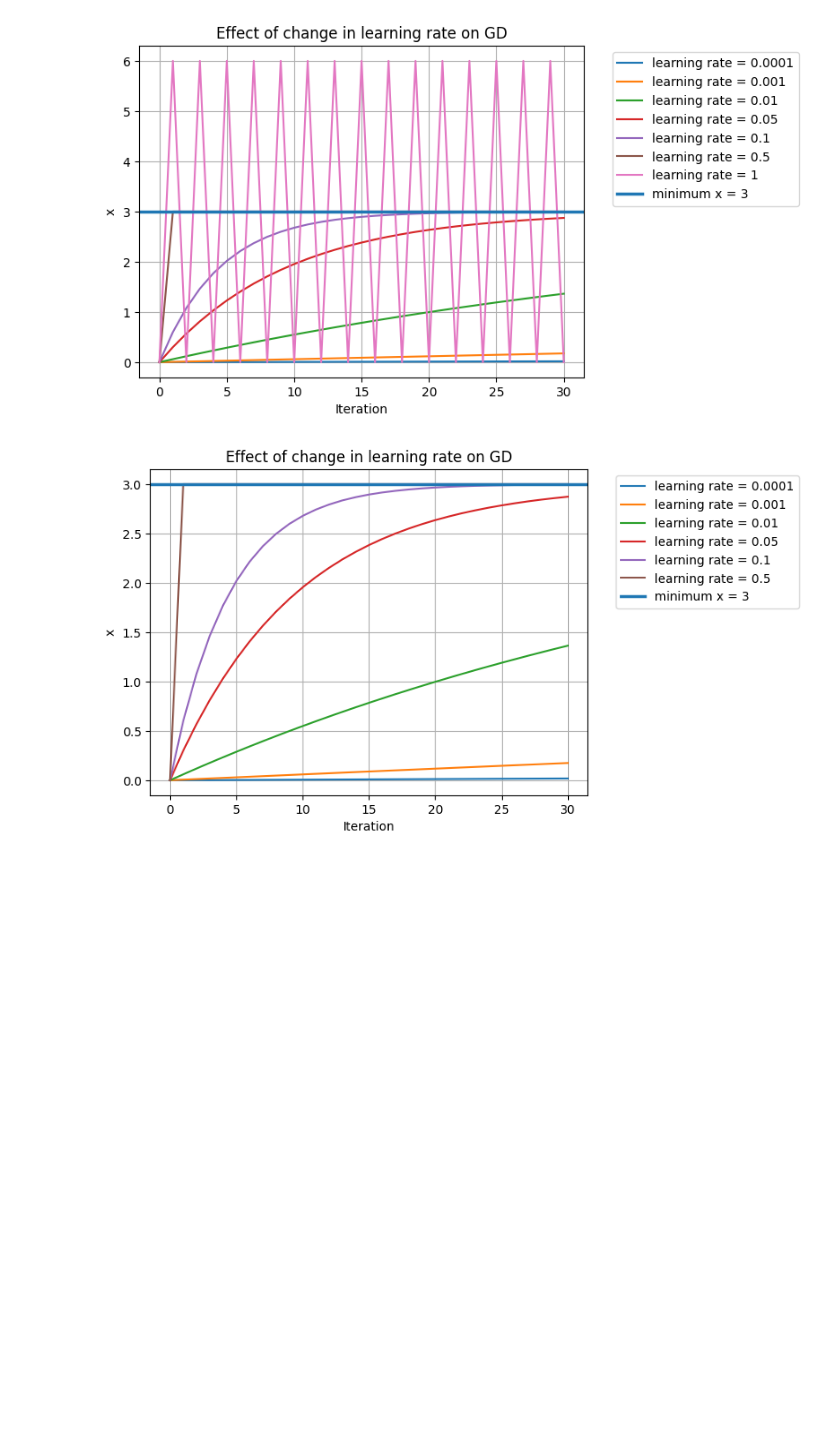
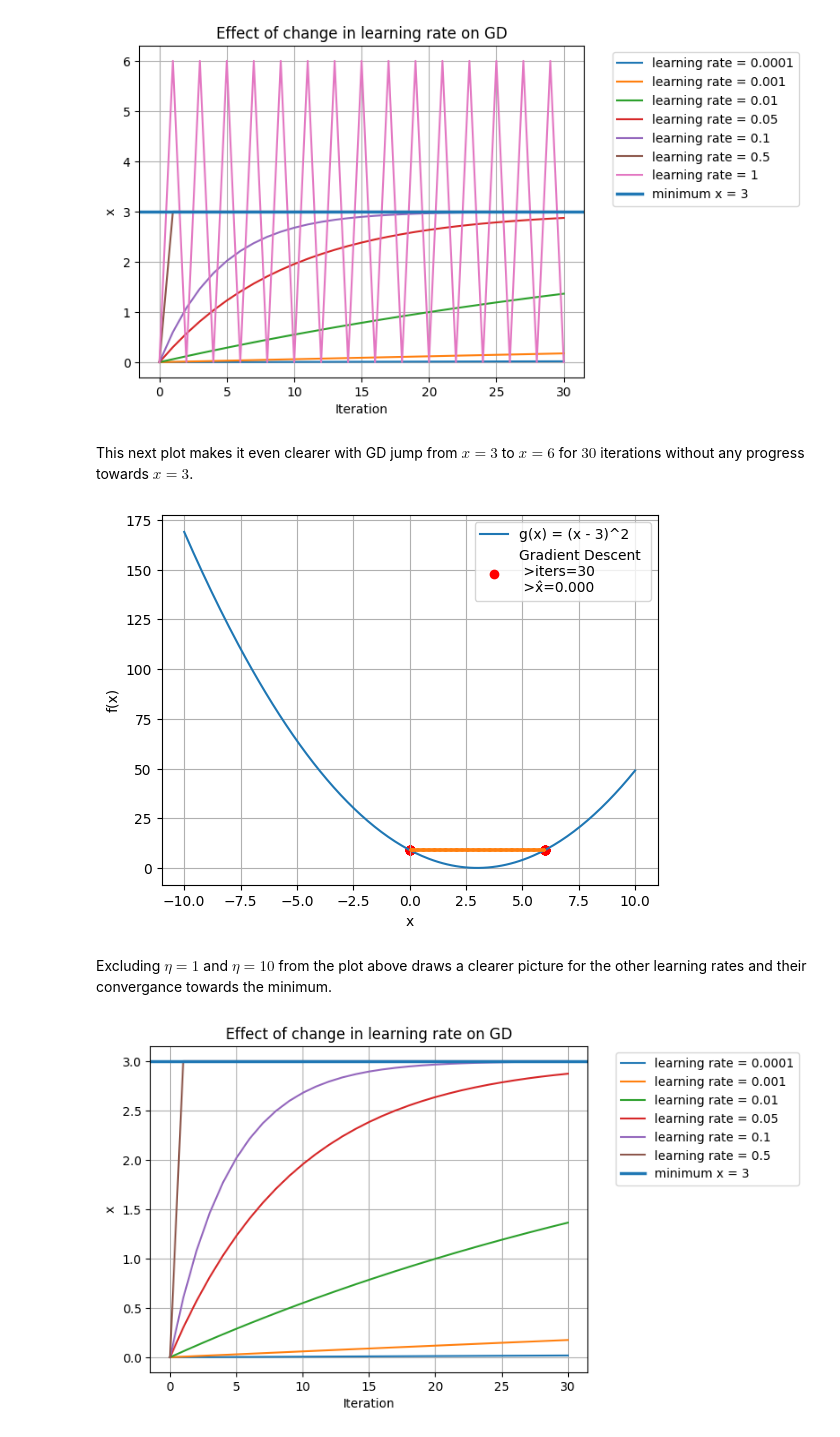
Before and after one commit to MaxiSmplx/gradient-descent, a Jupyter notebook: 1_fundamentals_of_optimization/parameters_of_gd.ipynb, the cells around one changed output. Saved outputs shown, nothing was run; the diff lists cells and outputs as text; code cells hidden in the pictures; blank space fills up the shorter version.

Commit message:
Finished parameter overview of gradient descent

```diff
--- a/1_fundamentals_of_optimization/parameters_of_gd.ipynb
+++ b/1_fundamentals_of_optimization/parameters_of_gd.ipynb
@@ -33,8 +17,8 @@ def plot_parameter_effects(histories: dict[float: float],
 # %%
-def f2(x: float) -> float:
-    """f(x) = (x - 3)^2"""
+def g(x: float) -> float:
+    """g(x) = (x - 3)^2"""
     return (x-3)**2
 
-def df2(x: float) -> float:
-    """Derivate of quadratic function f2: df2/dx = 2(x-3)"""
+def dg(x: float) -> float:
+    """Derivate of quadratic function g: dg/dx = 2(x-3)"""
     return 2*(x-3)
@@ -54,6 +126,6 @@ plot_parameter_effects(histories_x_init, parameter_name="x_init", title="Effect
 # %%
 learning_rates = [0.0001, 0.001, 0.01, 0.05, 0.1, 0.5, 1, 10]
-x_hat_values = [gradient_descent_history(df2, x_init=0, learning_rate=learning_rate, max_iter=30) for learning_rate in learning_rates]
+x_hat_values = [gradient_descent_history(dg, x_init=0, learning_rate=learning_rate, max_iter=30) for learning_rate in learning_rates]
 
 learning_rate_df = pd.DataFrame(
     {
@@ -79,6 +174,14 @@ learning_rate_df
 plot_parameter_effects(histories_lr, parameter_name="learning rate", title="Effect of change in learning rate on GD", global_min=3, exempt=(10,))
 # %% [output]
 [figure]
+# %% [markdown]
+This next plot makes it even clearer with GD jump from $x=3$ to $x=6$ for $30$ iterations without any progress towards $x=3$.
+# %%
+plot_function_and_gd(g, histories_lr[1], x_max=10)
+# %% [output]
+[figure, added]
+# %% [markdown]
+Excluding $\eta = 1$ and $\eta = 10$ from the plot above draws a clearer picture for the other learning rates and their convergance towards the minimum.
 # %%
 plot_parameter_effects(histories_lr, parameter_name="learning rate", title="Effect of change in learning rate on GD", global_min=3, exempt=(1, 10))
 # %% [output]
```
Also changed, not shown: parts of 15 cells of this notebook.
